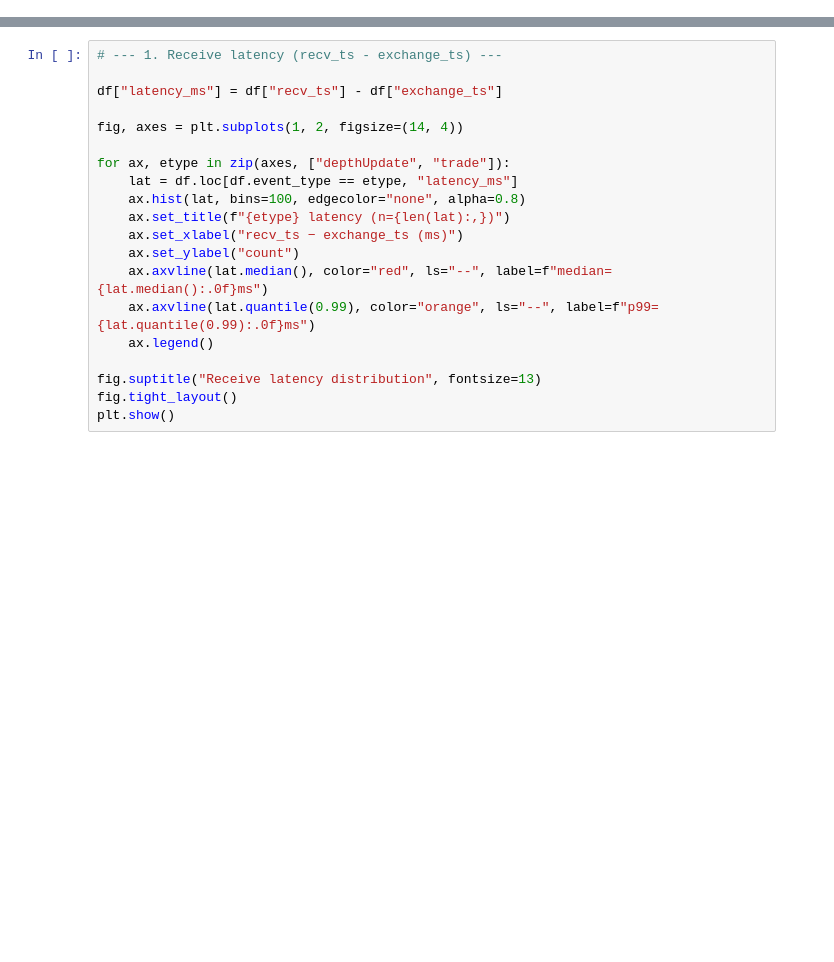
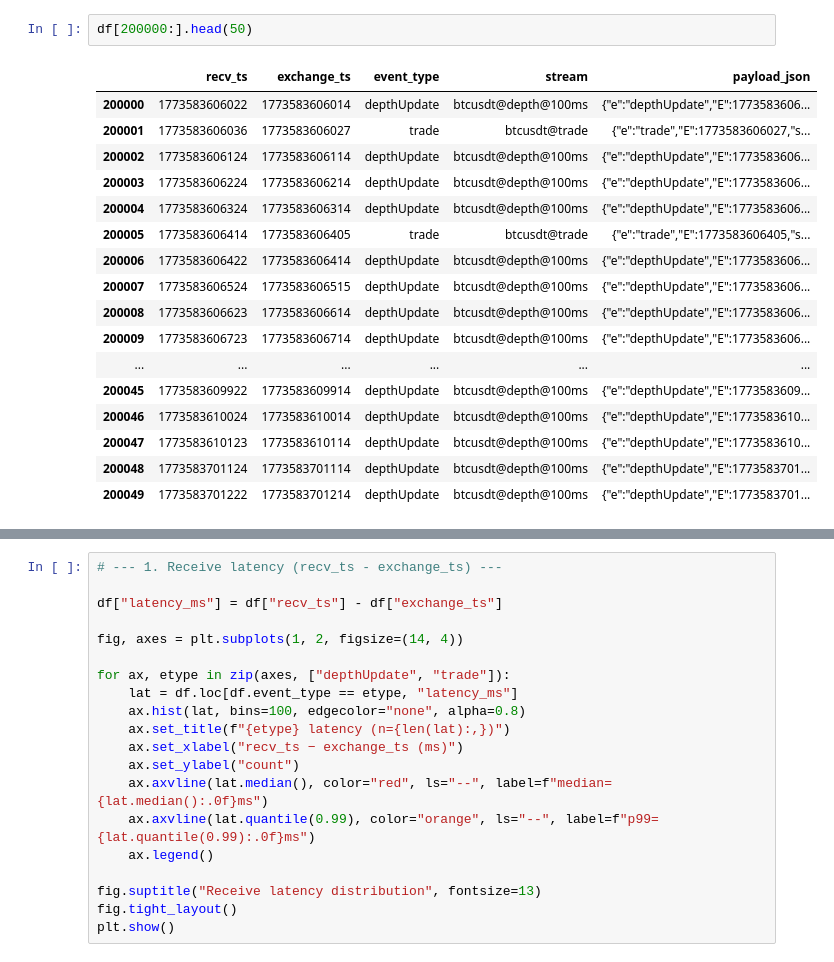
Before and after one commit to EfremtsevVsevolod/hft-research-env, a Jupyter notebook: notebooks/raw_data_exploration.ipynb, the cells around one changed output, grey strips where cells are left out. Drawn from its saved outputs; the diff is of its cells as text; blank space fills up the shorter version.

```diff
--- a/notebooks/data_exploration.ipynb
+++ b/notebooks/raw_data_exploration.ipynb
@@ -20,0 +23,20 @@ df.head(3)
+# %%
+df[200000:].head(50)
+# %% [output]
+|  | recv_ts | exchange_ts | event_type | stream | payload_json |
+| 200000 | 1773583606022 | 1773583606014 | depthUpdate | btcusdt@depth@100ms | {"e":"depthUpdate","E":1773583606... |
+| 200001 | 1773583606036 | 1773583606027 | trade | btcusdt@trade | {"e":"trade","E":1773583606027,"s... |
+| 200002 | 1773583606124 | 1773583606114 | depthUpdate | btcusdt@depth@100ms | {"e":"depthUpdate","E":1773583606... |
+| 200003 | 1773583606224 | 1773583606214 | depthUpdate | btcusdt@depth@100ms | {"e":"depthUpdate","E":1773583606... |
+| 200004 | 1773583606324 | 1773583606314 | depthUpdate | btcusdt@depth@100ms | {"e":"depthUpdate","E":1773583606... |
+| 200005 | 1773583606414 | 1773583606405 | trade | btcusdt@trade | {"e":"trade","E":1773583606405,"s... |
+| 200006 | 1773583606422 | 1773583606414 | depthUpdate | btcusdt@depth@100ms | {"e":"depthUpdate","E":1773583606... |
+| 200007 | 1773583606524 | 1773583606515 | depthUpdate | btcusdt@depth@100ms | {"e":"depthUpdate","E":1773583606... |
+| 200008 | 1773583606623 | 1773583606614 | depthUpdate | btcusdt@depth@100ms | {"e":"depthUpdate","E":1773583606... |
+| 200009 | 1773583606723 | 1773583606714 | depthUpdate | btcusdt@depth@100ms | {"e":"depthUpdate","E":1773583606... |
+| ... | ... | ... | ... | ... | ... |
+| 200045 | 1773583609922 | 1773583609914 | depthUpdate | btcusdt@depth@100ms | {"e":"depthUpdate","E":1773583609... |
+| 200046 | 1773583610024 | 1773583610014 | depthUpdate | btcusdt@depth@100ms | {"e":"depthUpdate","E":1773583610... |
+| 200047 | 1773583610123 | 1773583610114 | depthUpdate | btcusdt@depth@100ms | {"e":"depthUpdate","E":1773583610... |
+| 200048 | 1773583701124 | 1773583701114 | depthUpdate | btcusdt@depth@100ms | {"e":"depthUpdate","E":1773583701... |
+| 200049 | 1773583701222 | 1773583701214 | depthUpdate | btcusdt@depth@100ms | {"e":"depthUpdate","E":1773583701... |
```
Also changed, not shown: parts of 3 cells of this notebook, 1 other file.
